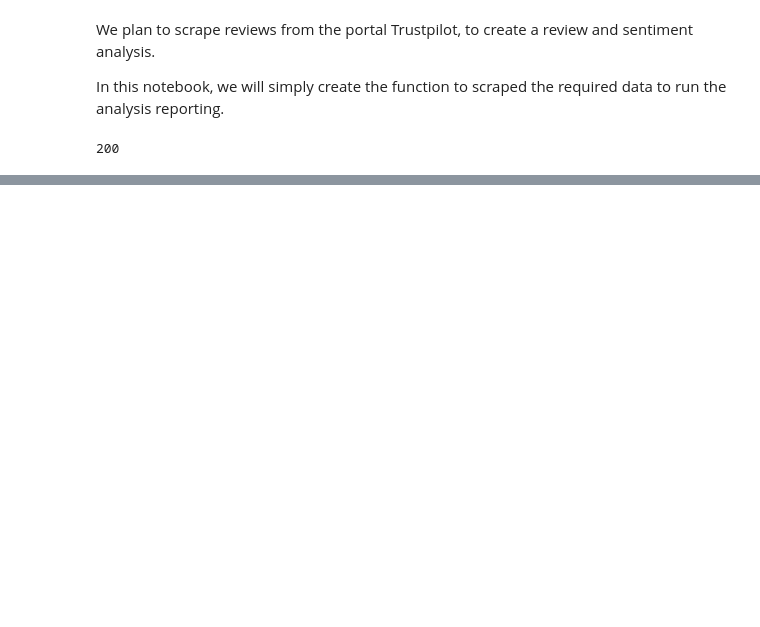
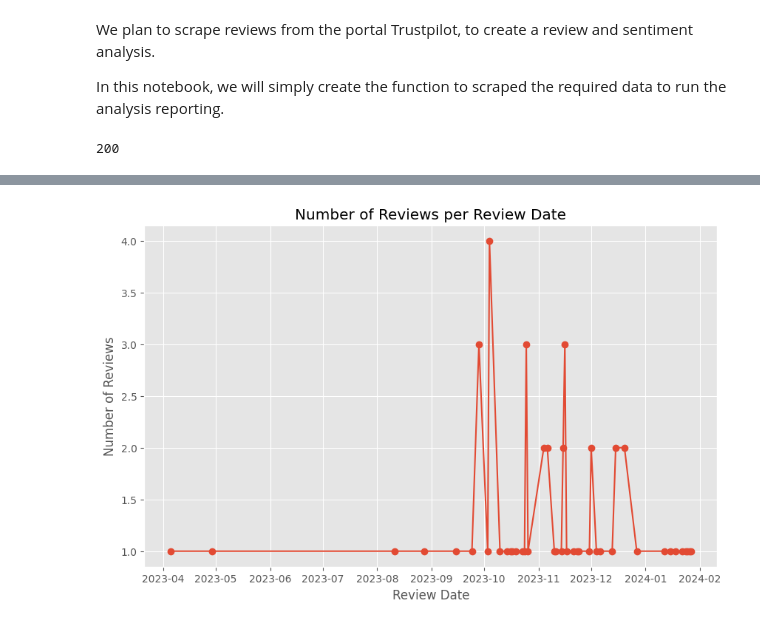
Before and after one commit to ElederSan/final_project, a Jupyter notebook: notebooks/web_scraping.ipynb, the cells around one changed output, grey strips where cells are left out. Drawn from its saved outputs; the diff is of its cells as text; code cells hidden in the pictures; blank space fills up the shorter version.

```diff
--- a/notebooks/web_scraping.ipynb
+++ b/notebooks/web_scraping.ipynb
@@ -161,0 +173,25 @@ result_df.head()
+# %%
+import pandas as pd
+import matplotlib.pyplot as plt
+
+# Assuming your data is stored in a DataFrame named 'df'
+# If not, replace 'df' with your actual DataFrame name
+
+# Convert 'review_date' to datetime format
+#result_df['review_date'] = pd.to_datetime(result_df['review_date'])
+
+# Group by 'review_date' and count the number of reviews for each date
+reviews_per_date = result_df.groupby('review_date').size().reset_index(name='num_reviews')
+
+# Plot the data as a line plot
+plt.figure(figsize=(10, 6))
+plt.plot(reviews_per_date['review_date'], reviews_per_date['num_reviews'], marker='o', linestyle='-')
+
+# Customize the plot
+plt.title('Number of Reviews per Review Date')
+plt.xlabel('Review Date')
+plt.ylabel('Number of Reviews')
+plt.grid(True)
+plt.show()
+# %% [output]
+[figure, added]
```
Also changed, not shown: parts of 31 cells of this notebook, 4 other files.
